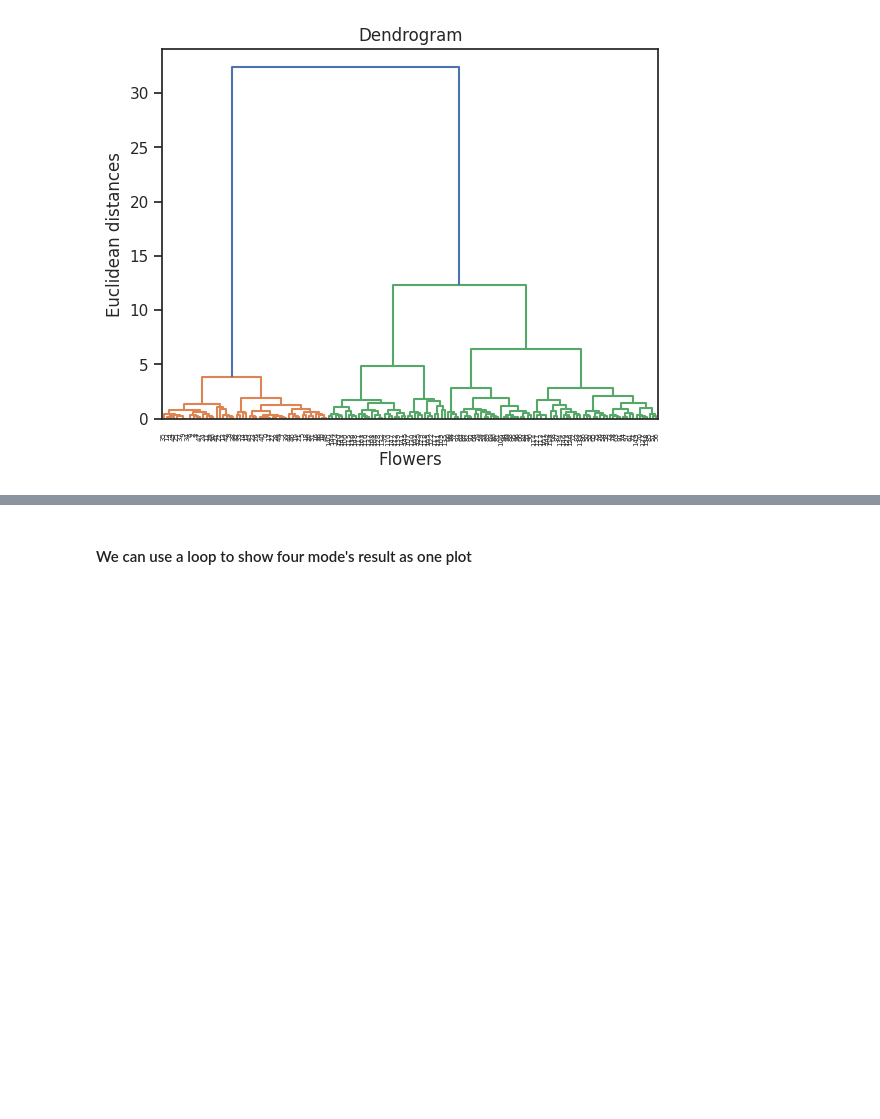
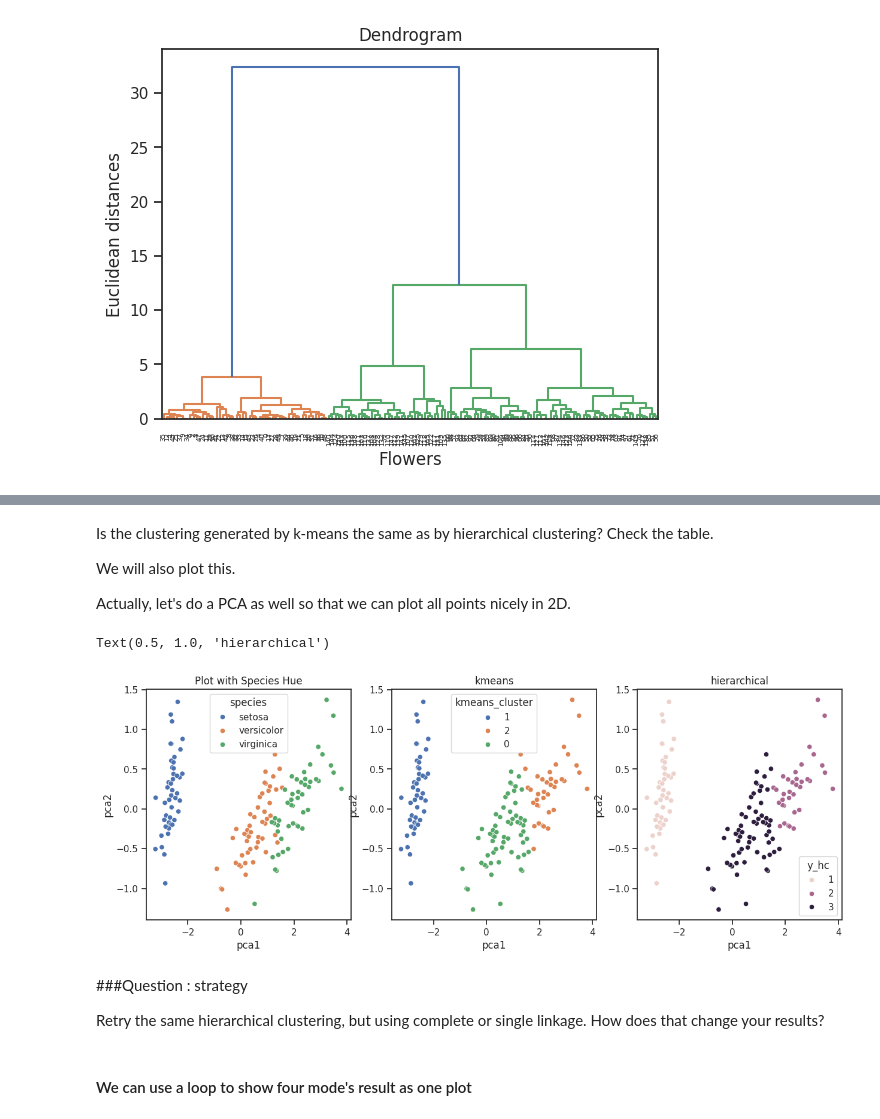
Before and after one commit to jandot/i0p16a, a Jupyter notebook: unsupervised_learning_clustering.ipynb, the cells around one changed output, grey strips where cells are left out. Cells and saved outputs as stored; diff of their text form; code cells hidden in the pictures; blank space fills up the shorter version.

```diff
--- a/unsupervised_learning_clustering.ipynb
+++ b/unsupervised_learning_clustering.ipynb
@@ -351,0 +274,9 @@ accuracy of hierarchical clustering: 0.57
+# %%
+from scipy.cluster.hierarchy import fcluster
+
+depth_cut = 10
+y_hc = fcluster(sch.linkage(X, method = 'ward'), t=depth_cut, criterion='distance')
+
+
+df_iris['y_hc'] = y_hc
+df_iris
@@ -352,3 +297,32 @@ accuracy of hierarchical clustering: 0.57
+# %% [markdown]
+Is the clustering generated by k-means the same as by hierarchical clustering? Check the table.
+
+We will also plot this.
+
+Actually, let's do a PCA as well so that we can plot all points nicely in 2D.
+# %%
+pca = PCA(n_components=2)
+X_pca = pca.fit_transform(X)
+df_iris["pca1"] = X_pca[:, 0]
+df_iris["pca2"] = X_pca[:, 1]
+# %%
+fig, axes = plt.subplots(1, 3, figsize=(15, 5))
+
+sns.scatterplot(data=df_iris, x="pca1", y="pca2", hue="species", ax=axes[0])
+axes[0].set_title("Plot with Species Hue")
+
+sns.scatterplot(data=df_iris, x="pca1", y="pca2", hue="kmeans_cluster", ax=axes[1])
+axes[1].set_title("kmeans")
+
+sns.scatterplot(data=df_iris, x="pca1", y="pca2", hue="y_hc", ax=axes[2])
+axes[2].set_title("hierarchical")
+# %% [output]
+Text(0.5, 1.0, 'hierarchical')
+[figure, added]
+# %% [markdown]
+###Question : strategy
+
+Retry the same hierarchical clustering, but using complete or single linkage. How does that change your results?
 # %%
 ##your code here
 # %% [markdown]
```
Also changed, not shown: parts of 42 cells of this notebook.
